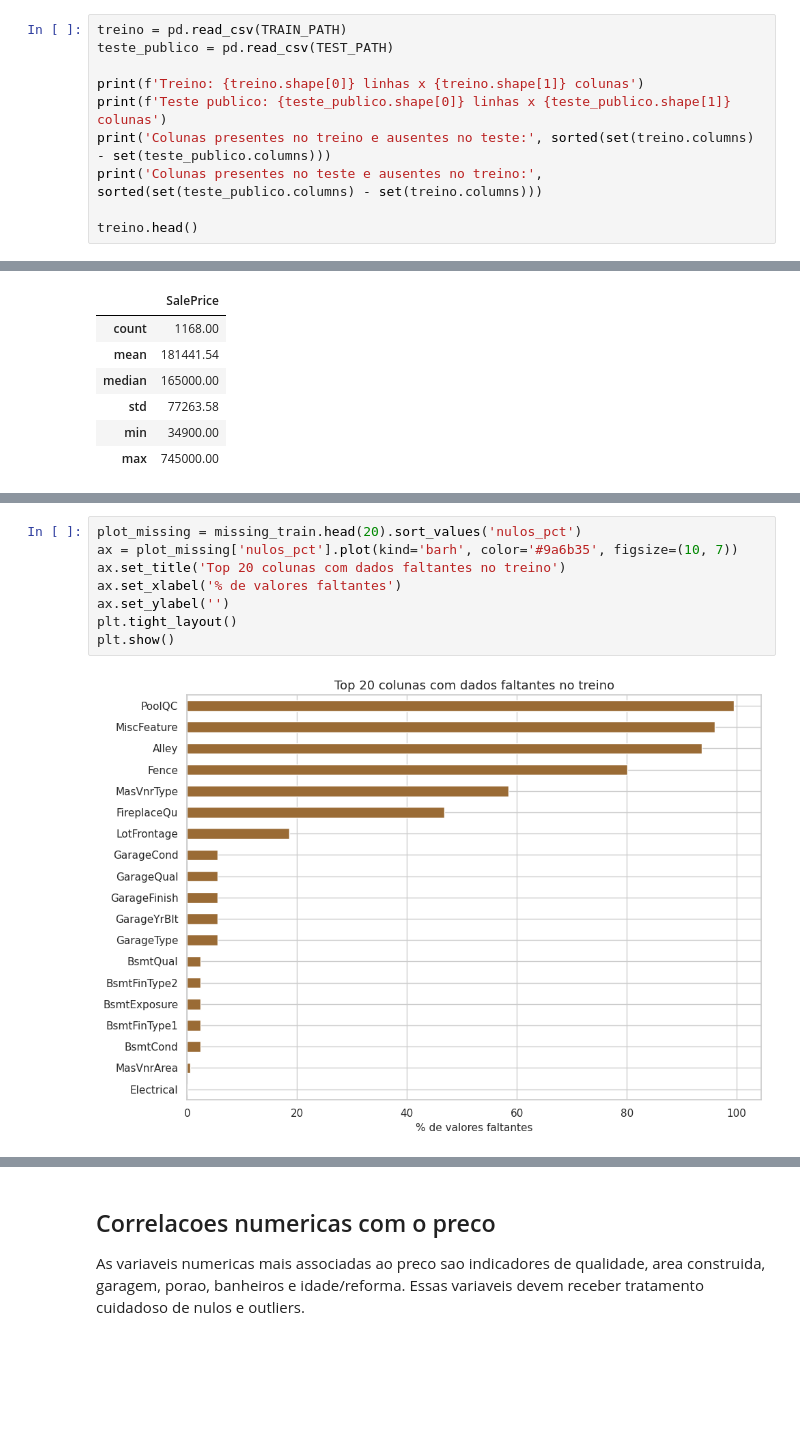
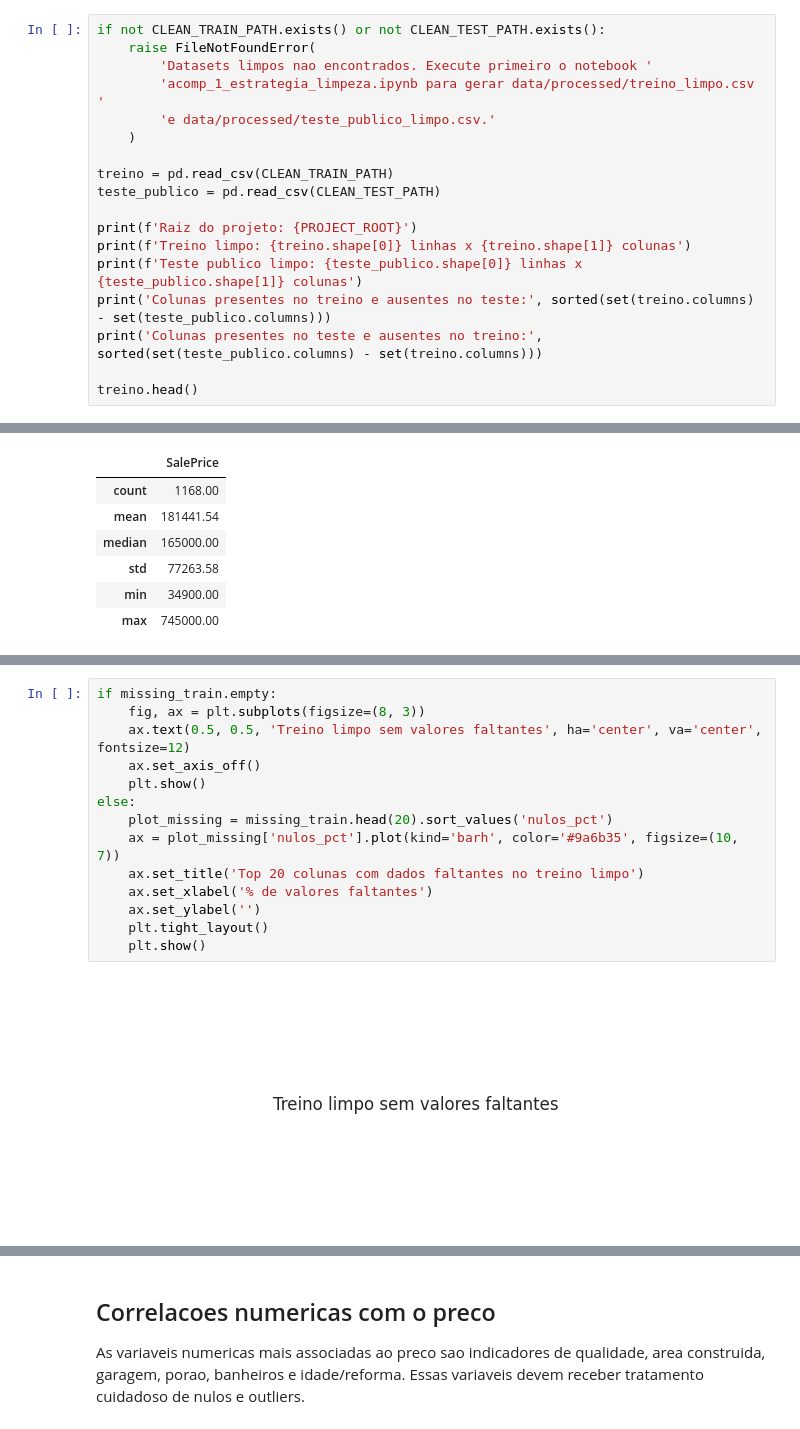
Before and after one commit to 4lbanes/ds2, a Jupyter notebook: acompanhamentos/acomp1/acomp_1_analise_exploratoria.ipynb, the cells around one changed output, grey strips where cells are left out. Saved outputs shown, nothing was run; the diff lists cells and outputs as text; blank space fills up the shorter version.

Commit message:
o notebook de EDA consome apenas o dataset produzido pelo notebook de limpeza

```diff
--- a/acompanhamentos/acomp1/acomp_1_analise_exploratoria.ipynb
+++ b/acompanhamentos/acomp1/acomp_1_analise_exploratoria.ipynb
@@ -25,10 +39,18 @@ TEST_PATH = DATA_DIR / 'teste_publico.csv'
 RANDOM_STATE = 42
 # %%
-treino = pd.read_csv(TRAIN_PATH)
-teste_publico = pd.read_csv(TEST_PATH)
+if not CLEAN_TRAIN_PATH.exists() or not CLEAN_TEST_PATH.exists():
+    raise FileNotFoundError(
+        'Datasets limpos nao encontrados. Execute primeiro o notebook '
+        'acomp_1_estrategia_limpeza.ipynb para gerar data/processed/treino_limpo.csv '
+        'e data/processed/teste_publico_limpo.csv.'
+    )
 
-print(f'Treino: {treino.shape[0]} linhas x {treino.shape[1]} colunas')
-print(f'Teste publico: {teste_publico.shape[0]} linhas x {teste_publico.shape[1]} colunas')
+treino = pd.read_csv(CLEAN_TRAIN_PATH)
+teste_publico = pd.read_csv(CLEAN_TEST_PATH)
+
+print(f'Raiz do projeto: {PROJECT_ROOT}')
+print(f'Treino limpo: {treino.shape[0]} linhas x {treino.shape[1]} colunas')
+print(f'Teste publico limpo: {teste_publico.shape[0]} linhas x {teste_publico.shape[1]} colunas')
 print('Colunas presentes no treino e ausentes no teste:', sorted(set(treino.columns) - set(teste_publico.columns)))
 print('Colunas presentes no teste e ausentes no treino:', sorted(set(teste_publico.columns) - set(treino.columns)))
 
@@ -145,13 +156,19 @@ missing_train.head(25)
 # %%
-plot_missing = missing_train.head(20).sort_values('nulos_pct')
-ax = plot_missing['nulos_pct'].plot(kind='barh', color='#9a6b35', figsize=(10, 7))
-ax.set_title('Top 20 colunas com dados faltantes no treino')
-ax.set_xlabel('% de valores faltantes')
-ax.set_ylabel('')
-plt.tight_layout()
-plt.show()
+if missing_train.empty:
+    fig, ax = plt.subplots(figsize=(8, 3))
+    ax.text(0.5, 0.5, 'Treino limpo sem valores faltantes', ha='center', va='center', fontsize=12)
+    ax.set_axis_off()
+    plt.show()
+else:
+    plot_missing = missing_train.head(20).sort_values('nulos_pct')
+    ax = plot_missing['nulos_pct'].plot(kind='barh', color='#9a6b35', figsize=(10, 7))
+    ax.set_title('Top 20 colunas com dados faltantes no treino limpo')
+    ax.set_xlabel('% de valores faltantes')
+    ax.set_ylabel('')
+    plt.tight_layout()
+    plt.show()
 # %% [output]
-[figure, old version]
+[figure, new version]
 # %%
 missing_compare = missing_train.rename(columns={'nulos': 'nulos_treino', 'nulos_pct': 'pct_treino'}).join(
     missing_test.rename(columns={'nulos': 'nulos_teste', 'nulos_pct': 'pct_teste'}), how='outer'
```
Also changed, not shown: parts of 11 cells of this notebook, 3 other files.
